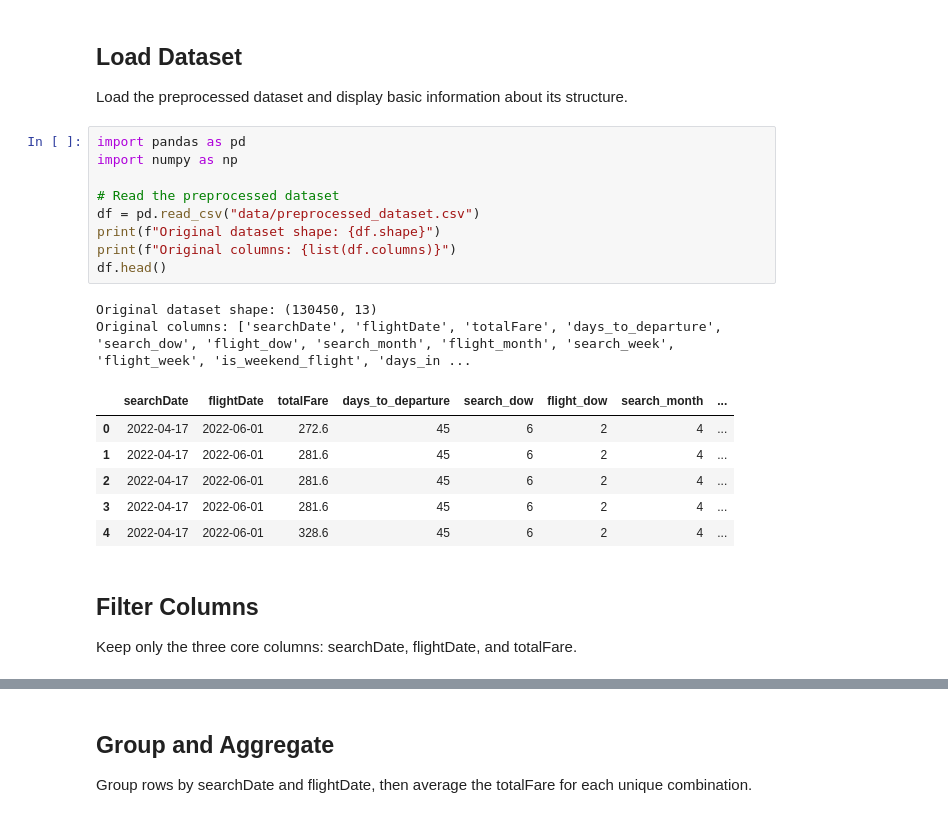
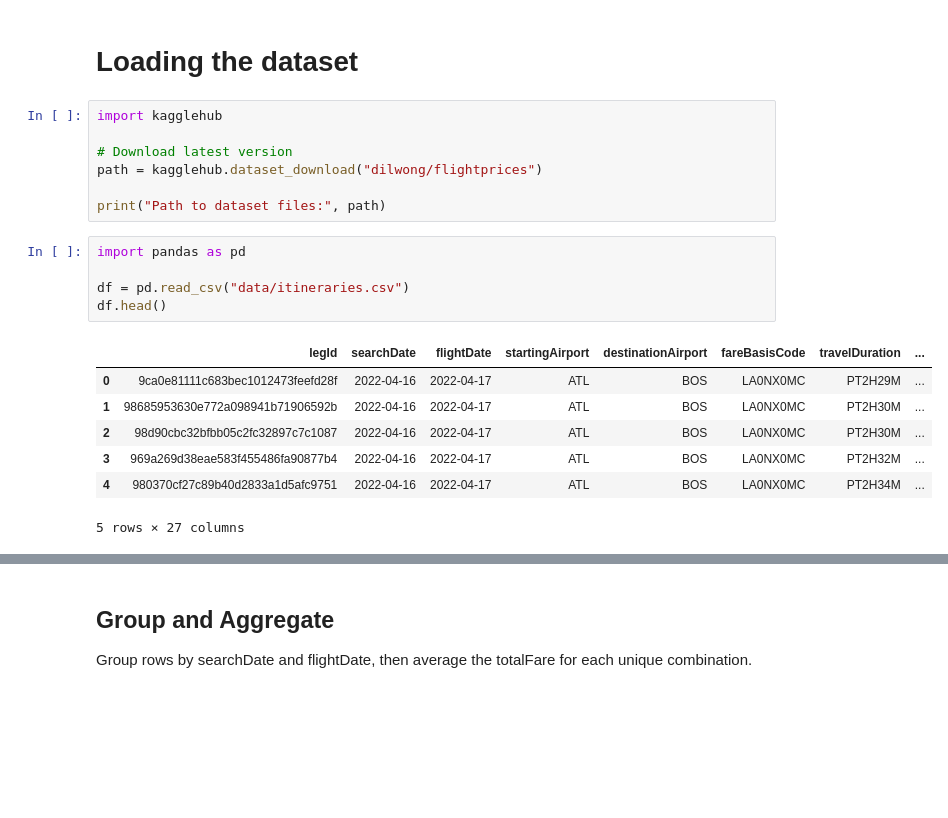
Before and after one commit to AndrasFerenczy/Applied-Machine-Learning-Project-CS-5785, a Jupyter notebook: preprocesssing.ipynb, the cells around one changed output, grey strips where cells are left out. Cells and saved outputs as stored; diff of their text form; blank space fills up the shorter version.

Commit message:
reformated structure

```diff
--- a/preprocessing_v2.ipynb
+++ b/preprocesssing.ipynb
@@ -1,24 +1,22 @@
-# %% [markdown]
-## Load Dataset
-Load the preprocessed dataset and display basic information about its structure.
+# %% [markdown]
+# Loading the dataset
+# %%
+import kagglehub
+
+# Download latest version
+path = kagglehub.dataset_download("dilwong/flightprices")
+
+print("Path to dataset files:", path)
 # %%
 import pandas as pd
-import numpy as np
 
-# Read the preprocessed dataset
-df = pd.read_csv("data/preprocessed_dataset.csv")
-print(f"Original dataset shape: {df.shape}")
-print(f"Original columns: {list(df.columns)}")
+df = pd.read_csv("data/itineraries.csv")
 df.head()
 # %% [output]
+|  | legId | searchDate | flightDate | startingAirport | destinationAirport | fareBasisCode | travelDuration | ... |
+| 0 | 9ca0e81111c683bec1012473feefd28f | 2022-04-16 | 2022-04-17 | ATL | BOS | LA0NX0MC | PT2H29M | ... |
+| 1 | 98685953630e772a098941b71906592b | 2022-04-16 | 2022-04-17 | ATL | BOS | LA0NX0MC | PT2H30M | ... |
+| 2 | 98d90cbc32bfbb05c2fc32897c7c1087 | 2022-04-16 | 2022-04-17 | ATL | BOS | LA0NX0MC | PT2H30M | ... |
+| 3 | 969a269d38eae583f455486fa90877b4 | 2022-04-16 | 2022-04-17 | ATL | BOS | LA0NX0MC | PT2H32M | ... |
+| 4 | 980370cf27c89b40d2833a1d5afc9751 | 2022-04-16 | 2022-04-17 | ATL | BOS | LA0NX0MC | PT2H34M | ... |
-Original dataset shape: (130450, 13)
-Original columns: ['searchDate', 'flightDate', 'totalFare', 'days_to_departure', 'search_dow', 'flight_dow', 'search_month', 'flight_month', 'search_week', 'flight_week', 'is_weekend_flight', 'days_in ...
+5 rows × 27 columns
-|  | searchDate | flightDate | totalFare | days_to_departure | search_dow | flight_dow | search_month | ... |
-| 0 | 2022-04-17 | 2022-06-01 | 272.6 | 45 | 6 | 2 | 4 | ... |
-| 1 | 2022-04-17 | 2022-06-01 | 281.6 | 45 | 6 | 2 | 4 | ... |
-| 2 | 2022-04-17 | 2022-06-01 | 281.6 | 45 | 6 | 2 | 4 | ... |
-| 3 | 2022-04-17 | 2022-06-01 | 281.6 | 45 | 6 | 2 | 4 | ... |
-| 4 | 2022-04-17 | 2022-06-01 | 328.6 | 45 | 6 | 2 | 4 | ... |
-# %% [markdown]
-## Filter Columns
-Keep only the three core columns: searchDate, flightDate, and totalFare.
```
Also changed, not shown: parts of 23 cells of this notebook, 5 other files.
